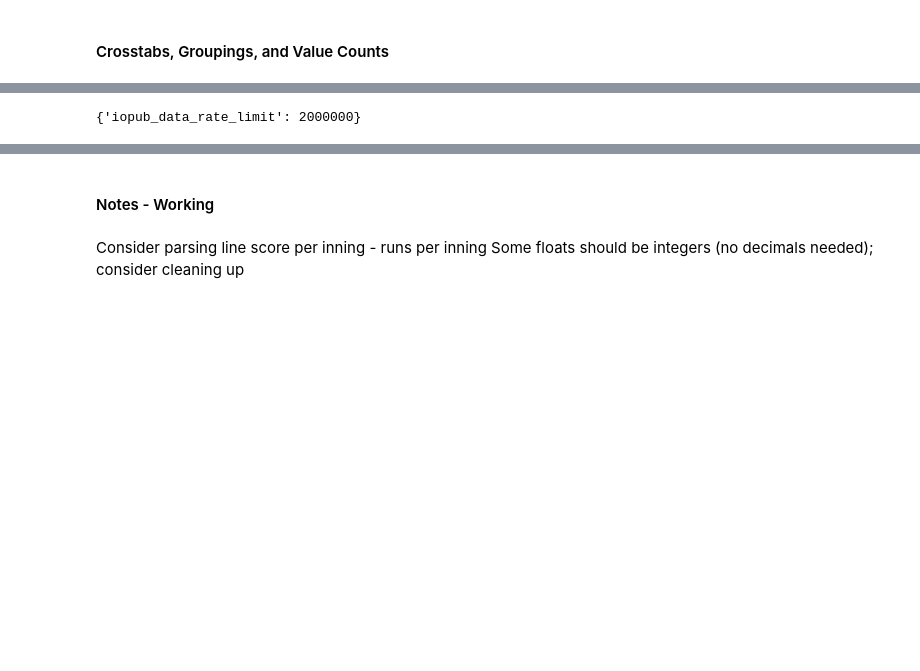
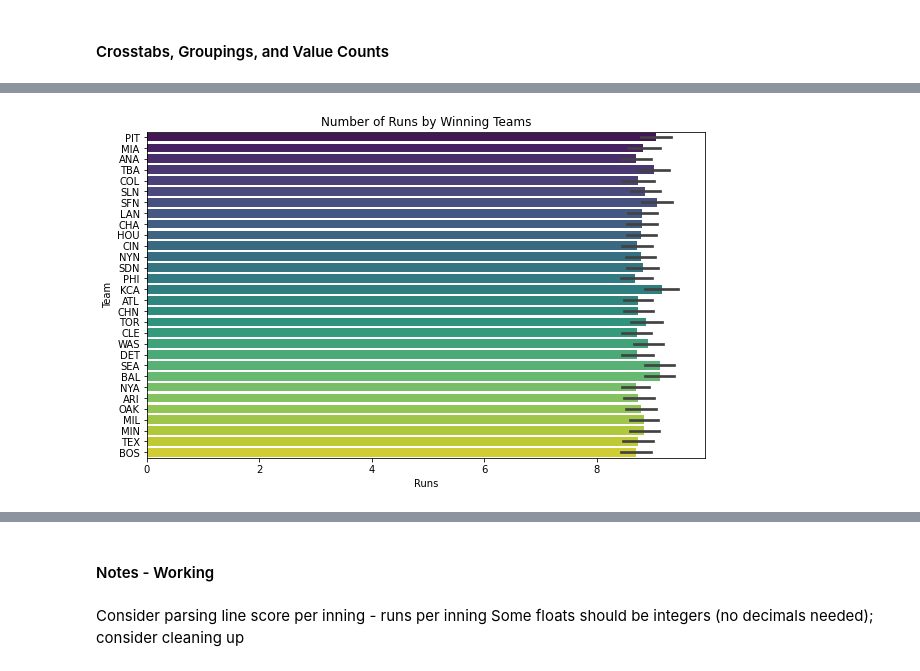
Before and after one commit to pecham1911/Double_Play_Analytics, a Jupyter notebook: DP_Analytics_Workbook-2.ipynb, the cells around one changed output, grey strips where cells are left out. Saved outputs shown, nothing was run; the diff lists cells and outputs as text; code cells hidden in the pictures; blank space fills up the shorter version.

```diff
--- a/DP_Analytics_Workbook-2.ipynb
+++ b/DP_Analytics_Workbook-2.ipynb
@@ -558,23 +961,15 @@ df['total_runs'].describe()
 # %%
-df['total_runs'] = pd.to_numeric(df['total_runs'])
-df_sorted = df.sort_values(by='total_runs', ascending=False)
+combo_df['total_runs'] = pd.to_numeric(df['total_runs'])
+df_sorted = combo_df.sort_values(by='total_runs', ascending=False)
 # %%
 # Sort the DataFrame by total_runs in descending order
 
 # Plot using seaborn
 plt.figure(figsize=(10, 6))
-sns.barplot(x='total_runs', y='teams', data=df_sorted, palette='viridis')
+sns.barplot(x='total_runs', y='winning_team', data=df_sorted, palette='viridis')
 plt.xlabel('Runs')
 plt.ylabel('Team')
-plt.title('Number of Runs by Team')
+plt.title('Number of Runs by Winning Teams')
 plt.show()
+# %% [output]
+[figure, added]
-# %%
-from notebook.services.config import ConfigManager
-
-# Get the notebook server's configuration
-cm = ConfigManager()
-
-# Update the IOPub data rate limit
-cm.update('NotebookApp', {'iopub_data_rate_limit': 2000000})
-# %% [output]
-{'iopub_data_rate_limit': 2000000}
```
Also changed, not shown: parts of 88 cells of this notebook, 1 other file.
